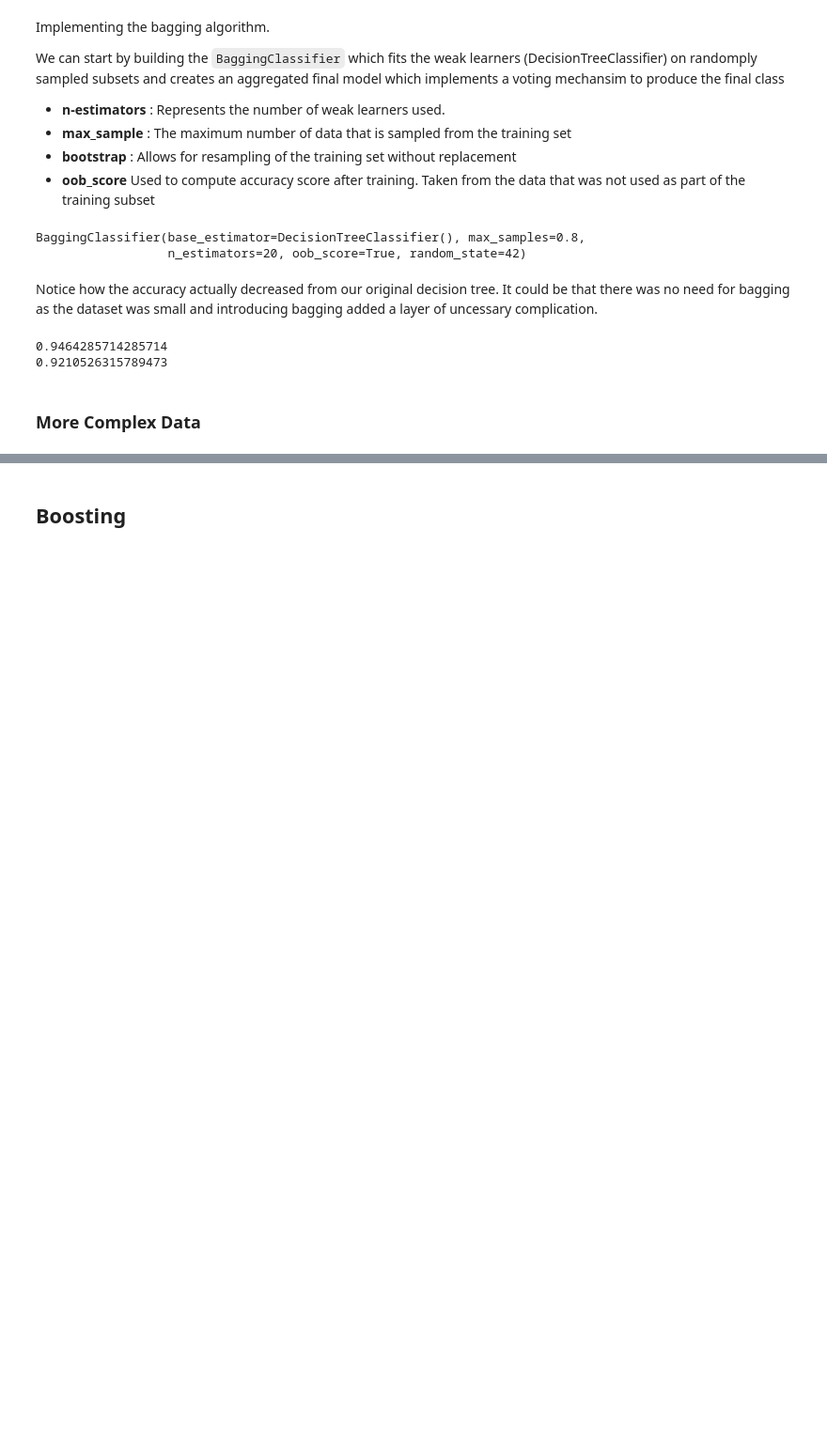
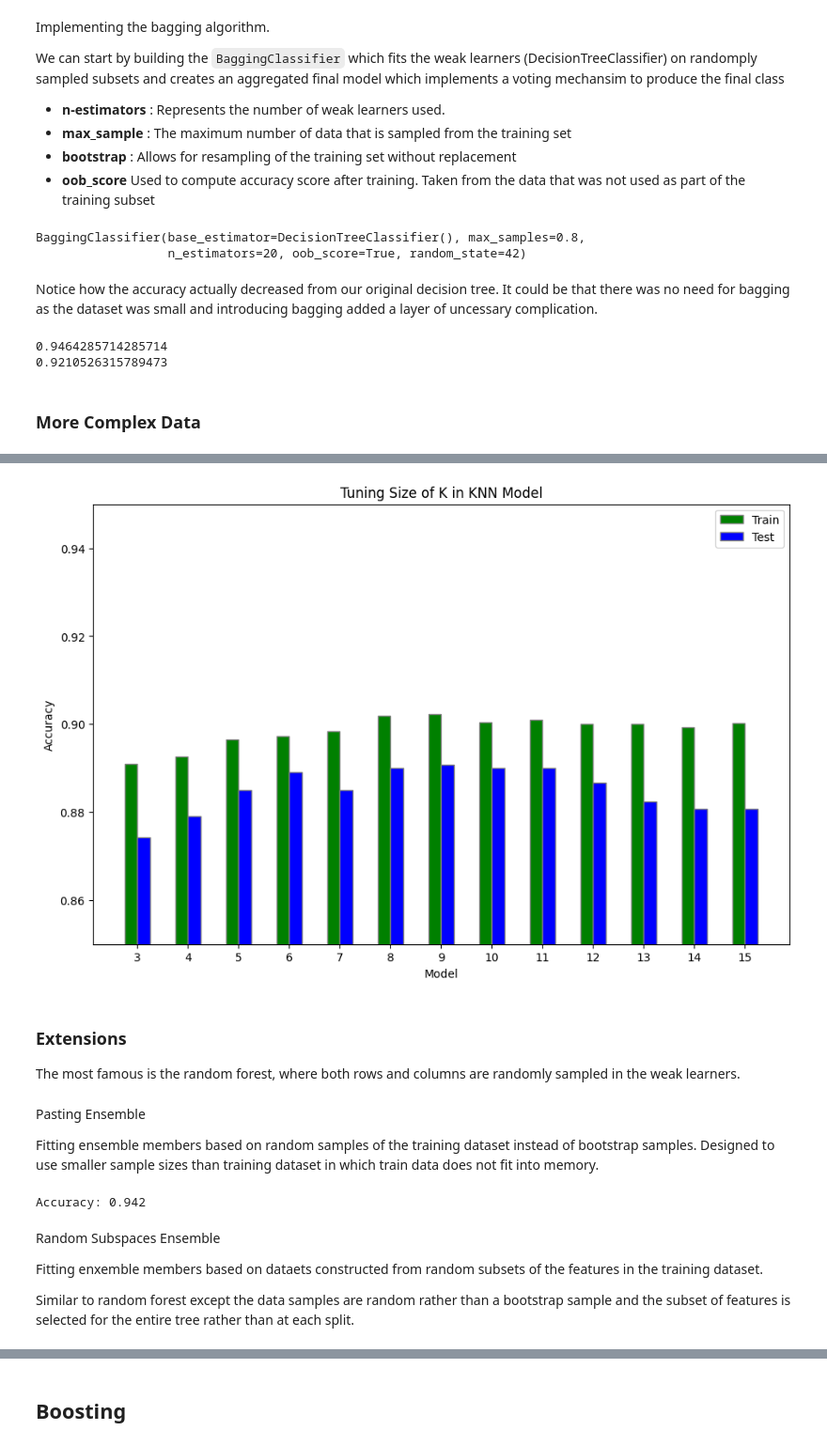
Before and after one commit to TerryTian21/PyTorch-Practice, a Jupyter notebook: Tutorials/Ensemble_Learning.ipynb, the cells around one changed output, grey strips where cells are left out. Shown: that part at 94% size. Cells and saved outputs as stored; diff of their text form; code cells hidden in the pictures; blank space fills up the shorter version.

```diff
--- a/Tutorials/Ensemble_Learning.ipynb
+++ b/Tutorials/Ensemble_Learning.ipynb
@@ -156,0 +350,27 @@ print(bag_model.score(X_test, y_test))
+# %%
+from sklearn.neighbors import KNeighborsClassifier
+
+def get_models_knn():
+  models = {}
+  for i in range(3, 16):
+    base = KNeighborsClassifier(n_neighbors=i)
+    models[str(i)] = BaggingClassifier(base, n_estimators=20, max_samples=0.8, bootstrap=True, random_state=42)
+  return models
+# %%
+models = get_models_knn()
+
+results_knn = {"name": [],
+               "train": [],
+               "test": []}
+
+for name, model in tqdm(models.items()):
+  print(f"Model: {name}")
+
+  model.fit(X_train, y_train)
+  train_results = evaluate_model(model, X_train, y_train).mean()
+  test_results = evaluate_model(model, X_test, y_test).mean()
+
+  print(f"Train Acc: {train_results:.2f} | Test Acc : {test_results:.2f}")
+  results_knn["name"].append(name)
+  results_knn["train"].append(train_results)
+  results_knn['test'].append(test_results)
@@ -156,0 +405,31 @@ print(bag_model.score(X_test, y_test))
+# %%
+plot_performance(results_knn, 0.25, "Tuning Size of K in KNN Model")
+# %% [output]
+[figure, added]
+# %% [markdown]
+ ### Extensions
+
+ The most famous is the random forest, where both rows and columns are randomly sampled in the weak learners.
+# %% [markdown]
+Pasting Ensemble
+
+Fitting ensemble members based on random samples of the training dataset instead of bootstrap samples. Designed to use smaller sample sizes than training dataset in which train data does not fit into memory.
+# %%
+from sklearn.datasets import make_classification
+from sklearn.model_selection import cross_val_score
+from sklearn.model_selection import RepeatedStratifiedKFold
+from sklearn.ensemble import BaggingClassifier
+
+model = BaggingClassifier(bootstrap=False, max_samples=0.5)
+cv = RepeatedStratifiedKFold(n_splits=10, n_repeats=3, random_state=42)
+n_scores = cross_val_score(model, X, y, cv=cv)
+
+print(f"Accuracy: {n_scores.mean():.3f}")
+# %% [output]
+Accuracy: 0.942
+# %% [markdown]
+Random Subspaces Ensemble
+
+Fitting enxemble members based on dataets constructed from random subsets of the features in the training dataset.
+
+Similar to random forest except the data samples are random rather than a bootstrap sample and the subset of features is selected for the entire tree rather than at each split.
```
Also changed, not shown: parts of 23 cells of this notebook.
